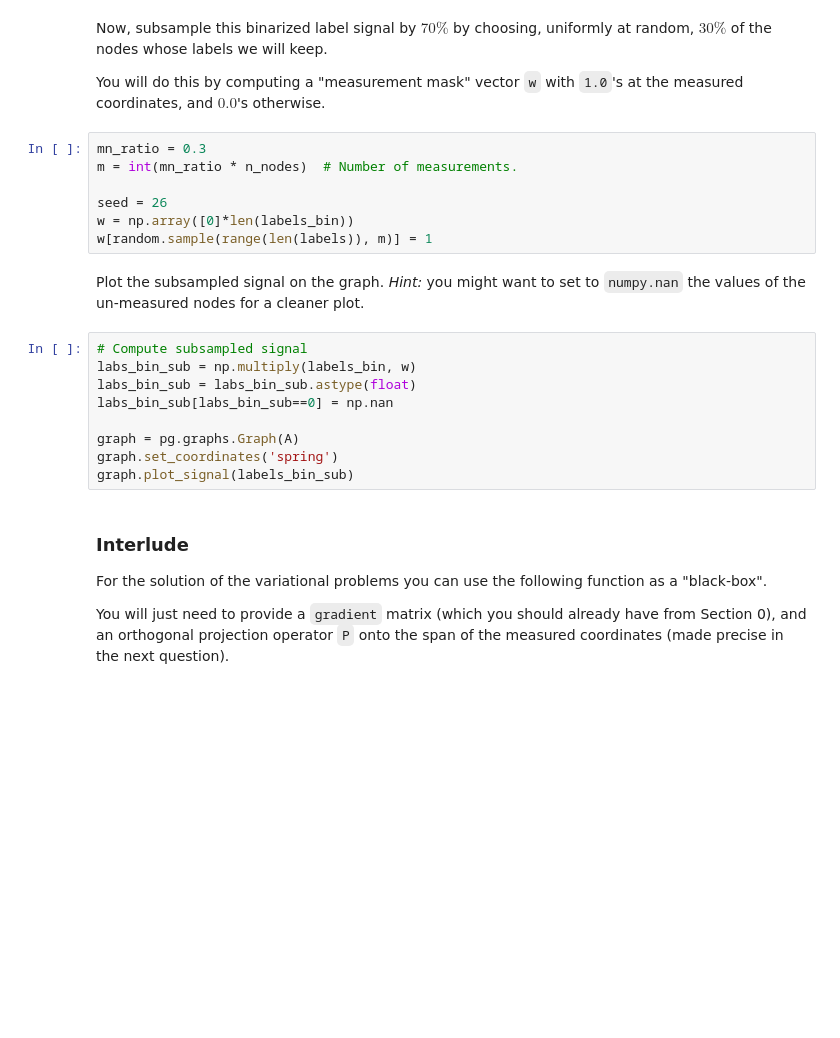
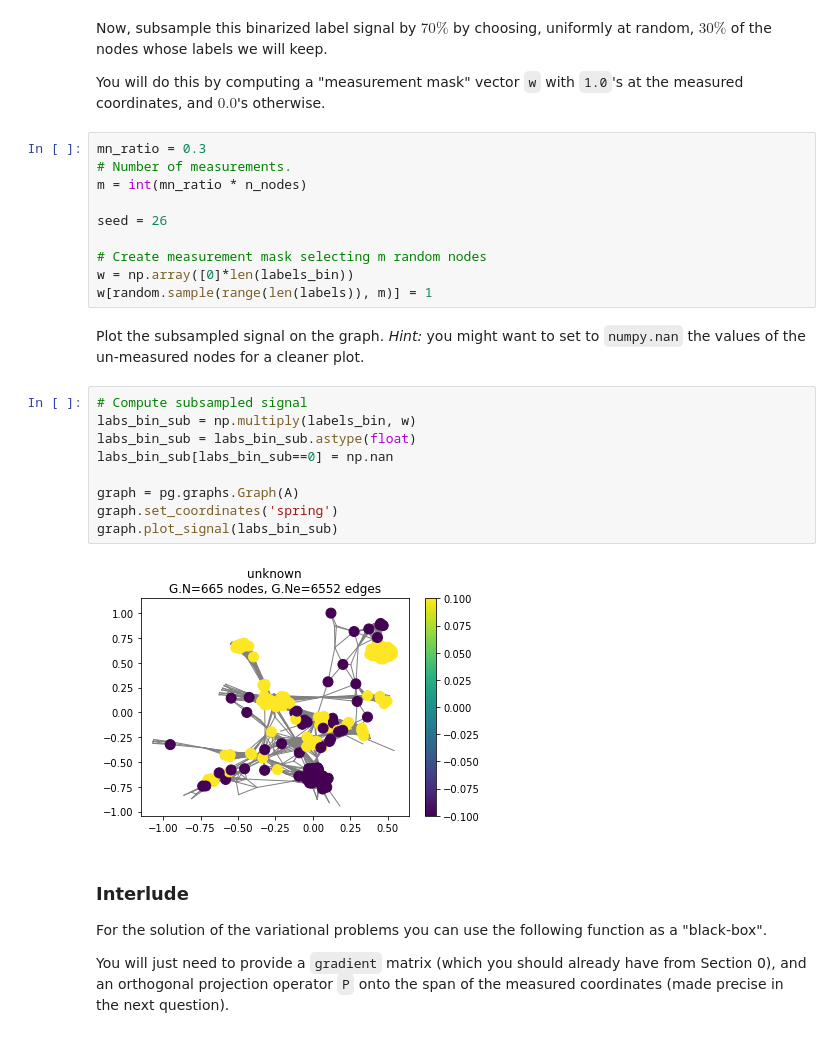
Before and after one commit to Kakavand/EPFL-antiterrorAssignment, a Jupyter notebook: Nati/Ml4/4_graph_signal_processing.ipynb, the cells around one changed output. Drawn from its saved outputs; the diff is of its cells as text; blank space fills up the shorter version.

```diff
--- a/Nati/Ml4/4_graph_signal_processing.ipynb
+++ b/Nati/Ml4/4_graph_signal_processing.ipynb
@@ -370,9 +369,12 @@ Now, subsample this binarized label signal by $70\%$ by choosing, uniformly at r
 You will do this by computing a "measurement mask" vector `w` with `1.0`'s at the measured coordinates, and $0.0$'s otherwise.
 # %%
 mn_ratio = 0.3
-m = int(mn_ratio * n_nodes)  # Number of measurements.
+# Number of measurements.
+m = int(mn_ratio * n_nodes)
 
 seed = 26
+
+# Create measurement mask selecting m random nodes
 w = np.array([0]*len(labels_bin))
 w[random.sample(range(len(labels)), m)] = 1
 # %% [markdown]
@@ -380,12 +382,14 @@ Plot the subsampled signal on the graph. _Hint:_ you might want to set to `numpy
 # %%
 # Compute subsampled signal
 labs_bin_sub = np.multiply(labels_bin, w)
 labs_bin_sub = labs_bin_sub.astype(float)
 labs_bin_sub[labs_bin_sub==0] = np.nan
 
 graph = pg.graphs.Graph(A)
 graph.set_coordinates('spring')
-graph.plot_signal(labels_bin_sub)
+graph.plot_signal(labs_bin_sub)
+# %% [output]
+[figure, added]
 # %% [markdown]
 ### Interlude
 
```
Also changed, not shown: parts of 12 cells of this notebook.
